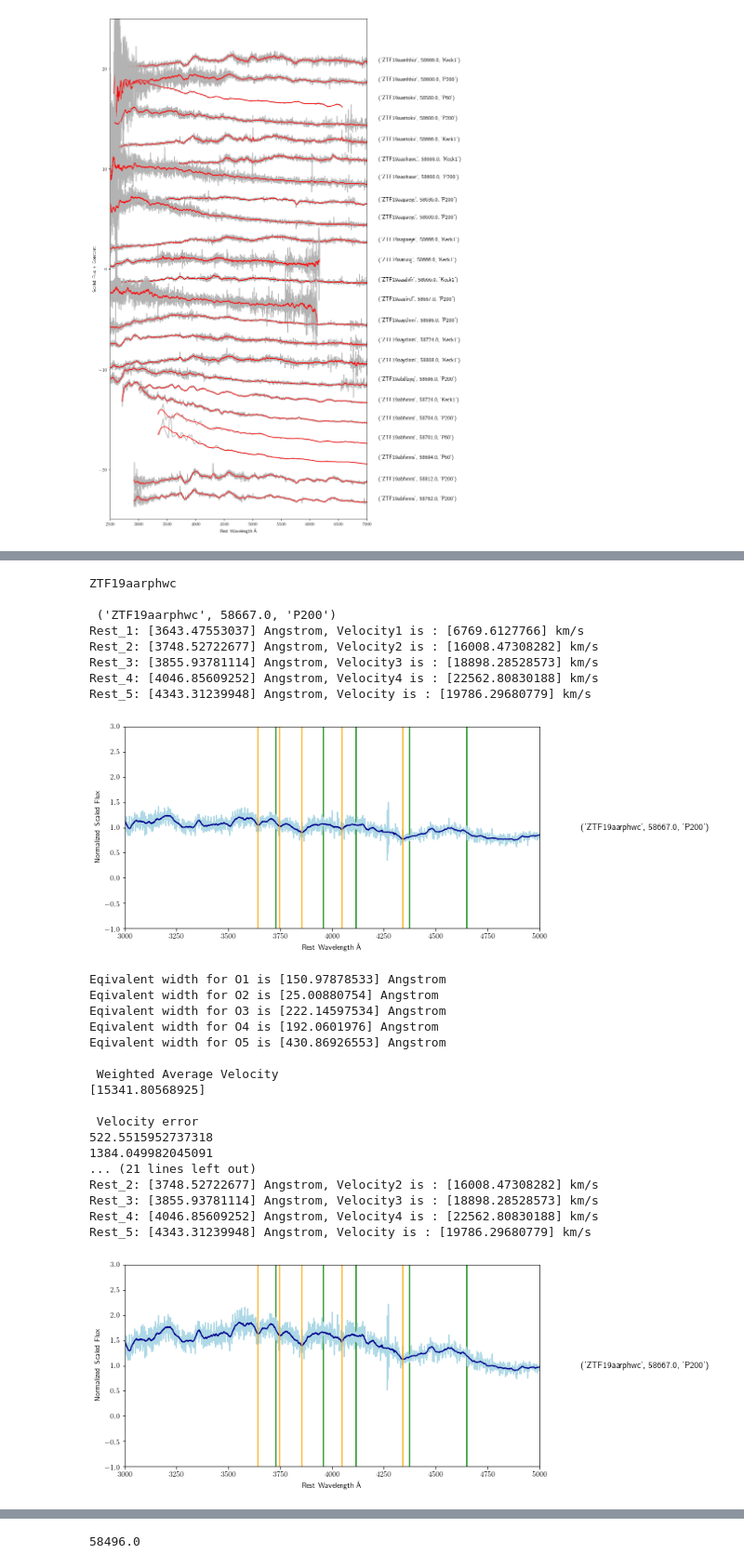
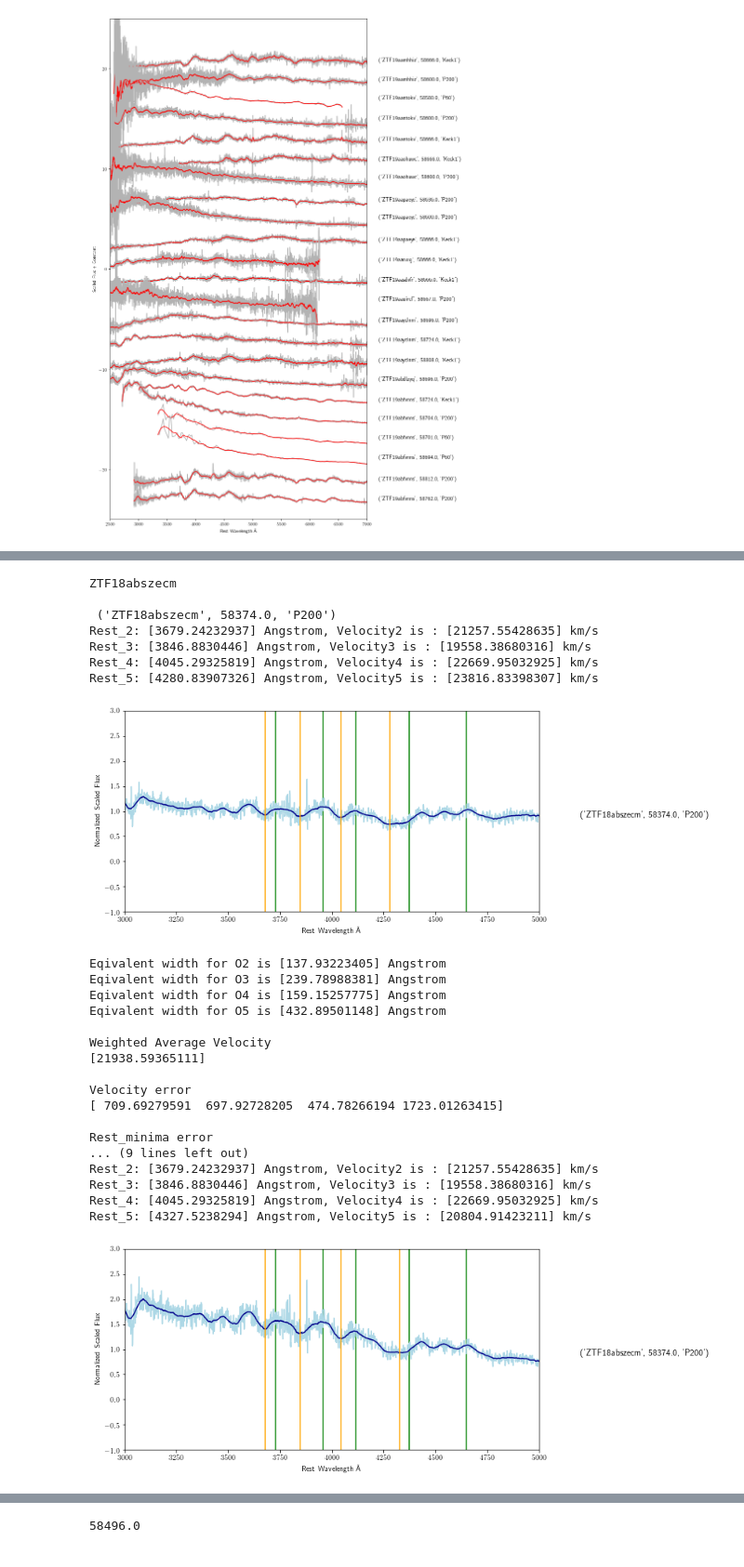
Before and after one commit to Aishwarya113/Superluminous, a Jupyter notebook: download_spectra.ipynb, the cells around one changed output, grey strips where cells are left out. Shown at 93% size. Saved outputs shown, nothing was run; the diff lists cells and outputs as text; code cells hidden in the pictures.

```diff
--- a/download_spectra.ipynb
+++ b/download_spectra.ipynb
@@ -49,7 +49,7 @@ redshift = f['col2']
 # %%
 import xlsxwriter
 
-workbook = xlsxwriter.Workbook('output.xlsx')
+workbook = xlsxwriter.Workbook('results10.xlsx')
 worksheet1 = workbook.add_worksheet()
 worksheet2 = workbook.add_worksheet()
 
@@ -2404,51 +3426,51 @@ Eqivalent width for O5 is [246.43869189] Angstrom
 # %%
-target_name = "ZTF19aarphwc"
-spec = "ZTF19aarphwc_20190703_P200_v1.ascii"
-date = "t+22"
+target_name = "ZTF18abszecm"
+spec = "ZTF18abszecm_20180913_P200_v1.ascii"
+date = "t-51"
 
-row = 9
+row = 44
 
 worksheet1.write(row, 0, target_name)
 worksheet2.write(row, 0, target_name)
 
 worksheet1.write(row, 1, spec)
 worksheet2.write(row, 1, spec)
 
 worksheet1.write(row, 2, date)
 worksheet2.write(row, 2, date)
 
-normalize_spectra(target_name, spec, row, 3640, 3750, 3840, 4040, 4325)
-equivalent_width(target_name, spec, row, 3580, 3710, 3710, 3780, 3780, 3950, 3950, 4120, 4120, 4550)
-errors(target_name, spec, row, 3640, 3750, 3840, 4040, 4325, 3580, 3710, 3710, 3780, 3780, 3950, 3950, 4120, 4120, 4550)
+normalize_spectra(target_name, spec, row, 0, 3687, 3835, 4060, 4330)
+equivalent_width(target_name, spec, row, 0, 0, 3600, 3780, 3780, 3950, 3950, 4120, 4120, 4550)
+errors(target_name, spec, row, 0, 3687, 3835, 4060, 4330, 0, 0, 3600, 3780, 3780, 3965, 3965, 4100, 4100, 4400)
 
-normalize_spectra_new(target_name, spec, row, 3640, 3750, 3840, 4040, 4325)
-equivalent_width_new(target_name, spec, 3580, 3710, 3710, 3780, 3780, 3950, 3950, 4120, 4120, 4550)
-errors_new(target_name, spec, row, 3640, 3750, 3840, 4040, 4325, 3580, 3710, 3710, 3780, 3780, 3950, 3950, 4120, 4120, 4550)
+
+normalize_spectra_new(target_name, spec, row, 0, 3687, 3835, 4060, 4330)
+equivalent_width_new(target_name, spec, 0, 0, 3600, 3780, 3780, 3950, 3950, 4120, 4120, 4550)
+errors_new(target_name, spec, row, 0, 3687, 3835, 4060, 4330, 0, 0, 3600, 3780, 3780, 3965, 3965, 4100, 4100, 4400)
 # %% [output]
-ZTF19aarphwc
+ZTF18abszecm
 
- ('ZTF19aarphwc', 58667.0, 'P200')
-Rest_1: [3643.47553037] Angstrom, Velocity1 is : [6769.6127766] km/s
-Rest_2: [3748.52722677] Angstrom, Velocity2 is : [16008.47308282] km/s
-Rest_3: [3855.93781114] Angstrom, Velocity3 is : [18898.28528573] km/s
-Rest_4: [4046.85609252] Angstrom, Velocity4 is : [22562.80830188] km/s
-Rest_5: [4343.31239948] Angstrom, Velocity is : [19786.29680779] km/s
+ ('ZTF18abszecm', 58374.0, 'P200')
+Rest_2: [3679.24232937] Angstrom, Velocity2 is : [21257.55428635] km/s
+Rest_3: [3846.8830446] Angstrom, Velocity3 is : [19558.38680316] km/s
+Rest_4: [4045.29325819] Angstrom, Velocity4 is : [22669.95032925] km/s
+Rest_5: [4280.83907326] Angstrom, Velocity5 is : [23816.83398307] km/s
-[figure, old version]
+[figure, new version]
-Eqivalent width for O1 is [150.97878533] Angstrom
-Eqivalent width for O2 is [25.00880754] Angstrom
-Eqivalent width for O3 is [222.14597534] Angstrom
-Eqivalent width for O4 is [192.0601976] Angstrom
-Eqivalent width for O5 is [430.86926553] Angstrom
+Eqivalent width for O2 is [137.93223405] Angstrom
+Eqivalent width for O3 is [239.78988381] Angstrom
+Eqivalent width for O4 is [159.15257775] Angstrom
+Eqivalent width for O5 is [432.89501148] Angstrom
 
- Weighted Average Velocity
-[15341.80568925]
+Weighted Average Velocity
+[21938.59365111]
 
- Velocity error
-522.5515952737318
-1384.049982045091
-... (21 lines left out)
-Rest_2: [3748.52722677] Angstrom, Velocity2 is : [16008.47308282] km/s
-Rest_3: [3855.93781114] Angstrom, Velocity3 is : [18898.28528573] km/s
-Rest_4: [4046.85609252] Angstrom, Velocity4 is : [22562.80830188] km/s
-Rest_5: [4343.31239948] Angstrom, Velocity is : [19786.29680779] km/s
+Velocity error
+[ 709.69279591  697.92728205  474.78266194 1723.01263415]
+
+Rest_minima error
+... (9 lines left out)
+Rest_2: [3679.24232937] Angstrom, Velocity2 is : [21257.55428635] km/s
+Rest_3: [3846.8830446] Angstrom, Velocity3 is : [19558.38680316] km/s
+Rest_4: [4045.29325819] Angstrom, Velocity4 is : [22669.95032925] km/s
+Rest_5: [4327.5238294] Angstrom, Velocity5 is : [20804.91423211] km/s
-[figure, old version]
+[figure, new version]
```
Also changed, not shown: parts of 24 cells of this notebook, 1 other file.
